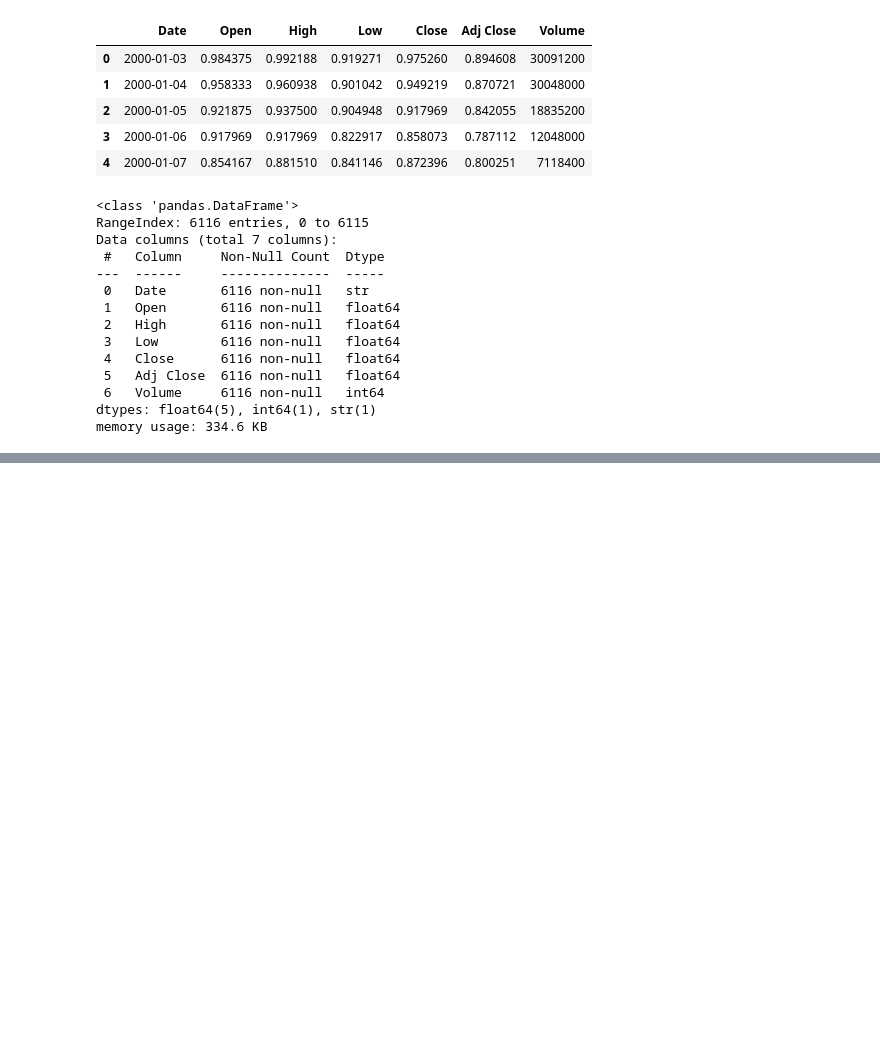
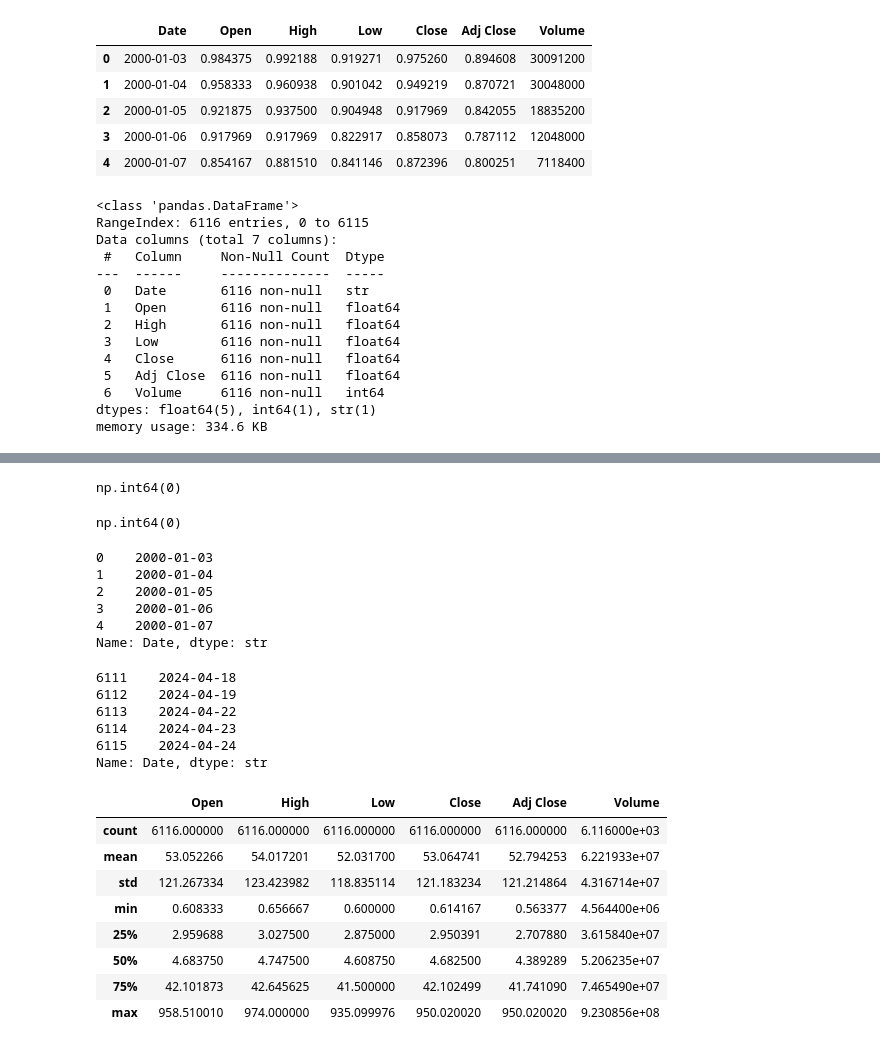
Before and after one commit to egarr831/EGarrison_ModC_Milestone1_Weeks1-6, a Jupyter notebook: Week1.ipynb, the cells around one changed output, grey strips where cells are left out. Cells and saved outputs as stored; diff of their text form; code cells hidden in the pictures; blank space fills up the shorter version.

Commit message:
NVDA clean dataset

```diff
--- a/Week1.ipynb
+++ b/Week1.ipynb
@@ -956,0 +968,38 @@ memory usage: 334.6 KB
+# %%
+df3_nvda.duplicated().sum()
+# %% [output]
+np.int64(0)
+# %%
+df3_nvda["Date"].duplicated().sum()
+# %% [output]
+np.int64(0)
+# %%
+df3_nvda["Date"].head()
+# %% [output]
+0    2000-01-03
+1    2000-01-04
+2    2000-01-05
+3    2000-01-06
+4    2000-01-07
+Name: Date, dtype: str
+# %%
+df3_nvda["Date"].tail()
+# %% [output]
+6111    2024-04-18
+6112    2024-04-19
+6113    2024-04-22
+6114    2024-04-23
+6115    2024-04-24
+Name: Date, dtype: str
+# %%
+df3_nvda.describe()
+# %% [output]
+|  | Open | High | Low | Close | Adj Close | Volume |
+| count | 6116.000000 | 6116.000000 | 6116.000000 | 6116.000000 | 6116.000000 | 6.116000e+03 |
+| mean | 53.052266 | 54.017201 | 52.031700 | 53.064741 | 52.794253 | 6.221933e+07 |
+| std | 121.267334 | 123.423982 | 118.835114 | 121.183234 | 121.214864 | 4.316714e+07 |
+| min | 0.608333 | 0.656667 | 0.600000 | 0.614167 | 0.563377 | 4.564400e+06 |
+| 25% | 2.959688 | 3.027500 | 2.875000 | 2.950391 | 2.707880 | 3.615840e+07 |
+| 50% | 4.683750 | 4.747500 | 4.608750 | 4.682500 | 4.389289 | 5.206235e+07 |
+| 75% | 42.101873 | 42.645625 | 41.500000 | 42.102499 | 41.741090 | 7.465490e+07 |
+| max | 958.510010 | 974.000000 | 935.099976 | 950.020020 | 950.020020 | 9.230856e+08 |
```
Also changed, not shown: parts of 9 cells of this notebook, 1 other file.
